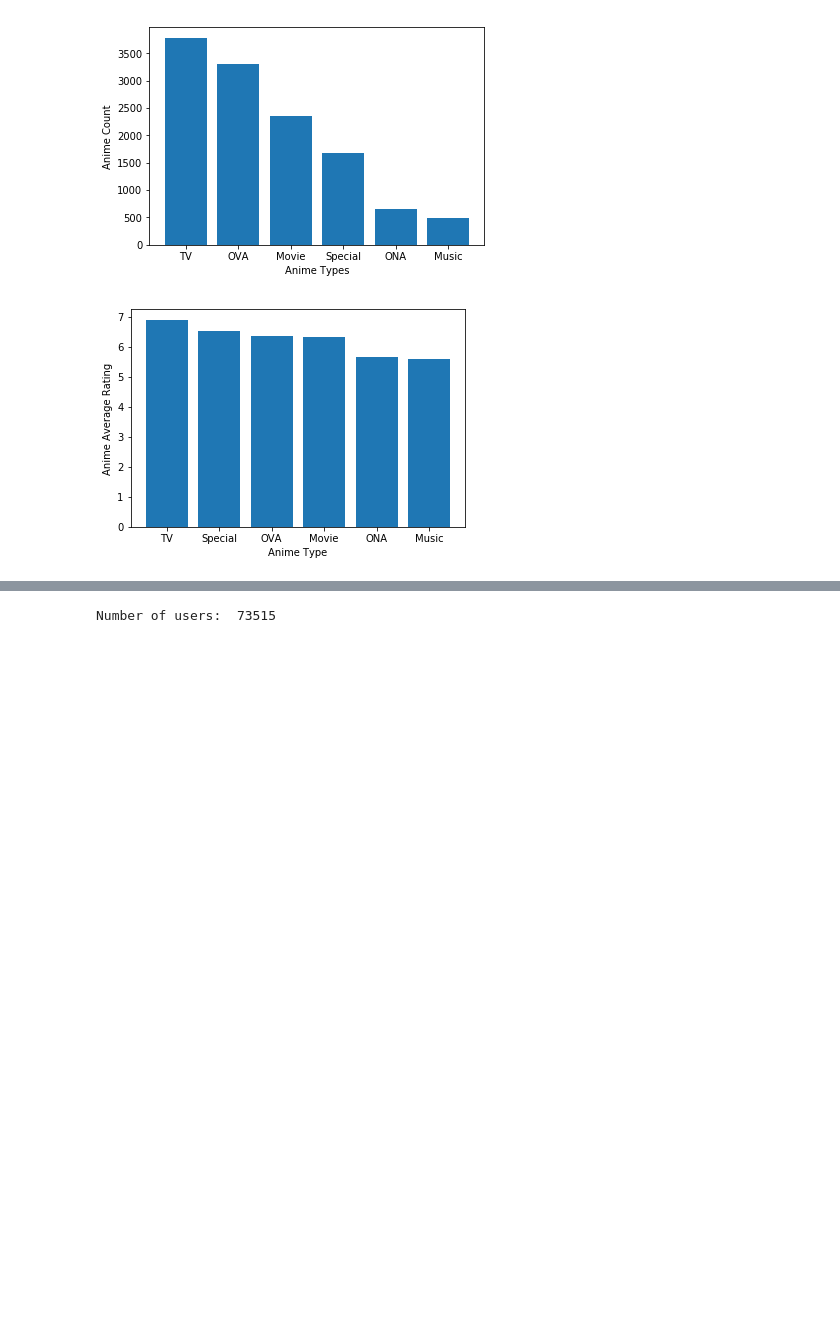
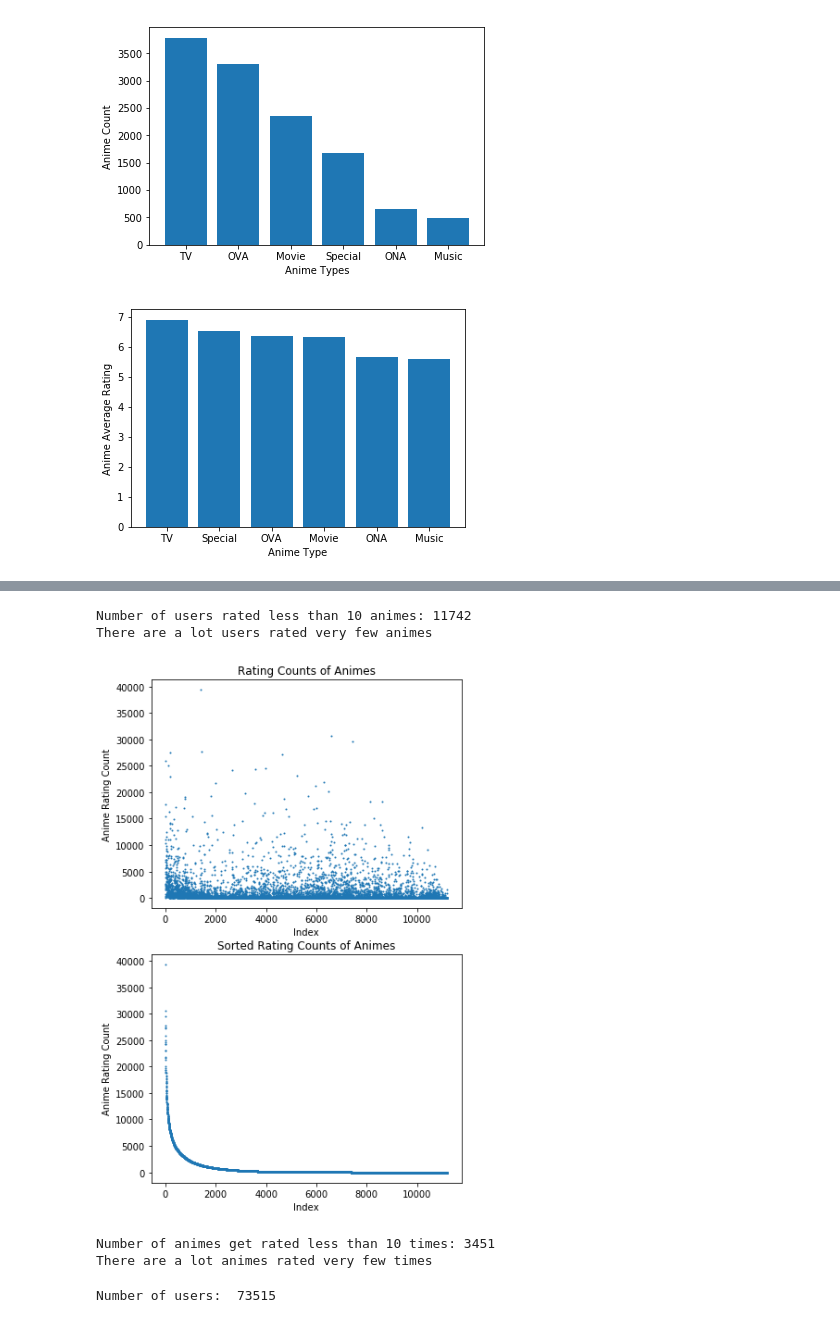
Before and after one commit to yungau/Recommendation-System, a Jupyter notebook: recommendation_system.ipynb, the cells around one changed output, grey strips where cells are left out. Drawn from its saved outputs; the diff is of its cells as text; code cells hidden in the pictures; blank space fills up the shorter version.

```diff
--- a/recommendation_system.ipynb
+++ b/recommendation_system.ipynb
@@ -195,3 +210,37 @@ plt.show()
+# %%
+rated_counts = 10
+inactive_users = user_rating_count < rated_counts
+inactive_users = inactive_users[inactive_users]
+print('Number of users rated less than {} animes: {}'.format(rated_counts,inactive_users.shape[0]))
+print('There are a lot users rated very few animes')
+# %% [output]
+Number of users rated less than 10 animes: 11742
+There are a lot users rated very few animes
+# %%
+anime_rating_count = rating.groupby('anime_id').rating.count()
+
+figure, ax = plt.subplots(2,1, figsize=(6, 10))
+ax[0].scatter(range(len(anime_rating_count)),anime_rating_count, s=1)
+ax[0].set_xlabel('Index')
+ax[0].set_ylabel('Anime Rating Count')
+ax[0].set_title('Rating Counts of Animes')
+
+ax[1].scatter(range(len(anime_rating_count)),anime_rating_count.sort_values(ascending=False), s=1)
+ax[1].set_xlabel('Index')
+ax[1].set_ylabel('Anime Rating Count')
+ax[1].set_title('Sorted Rating Counts of Animes')
+plt.show()
+# %% [output]
+[figure, added]
+# %%
+rated_counts = 10
+unpopular_animes = anime_rating_count < rated_counts
+unpopular_animes = unpopular_animes[unpopular_animes]
+print('Number of animes get rated less than {} times: {}'.format(rated_counts,unpopular_animes.shape[0]))
+print('There are a lot animes rated very few times')
+# %% [output]
+Number of animes get rated less than 10 times: 3451
+There are a lot animes rated very few times
 # %%
 num_user = rating.user_id.unique().shape[0]
 print('Number of users: ', num_user)
```
Also changed, not shown: parts of 5 cells of this notebook, 1 other file.
